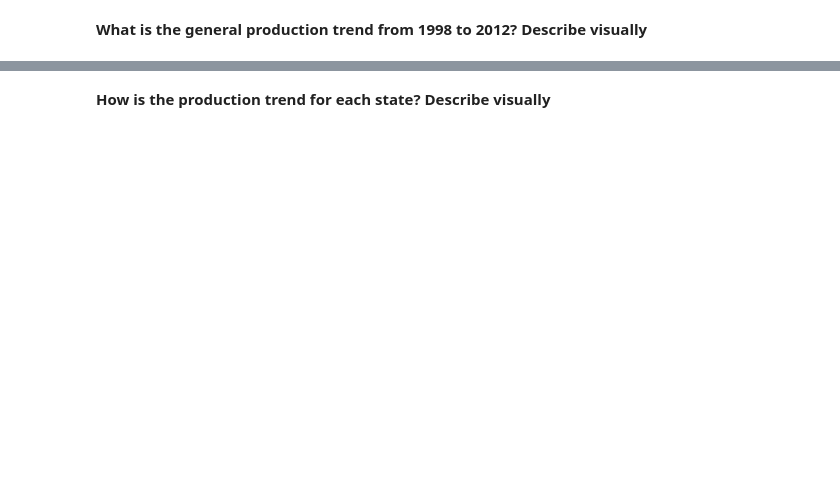
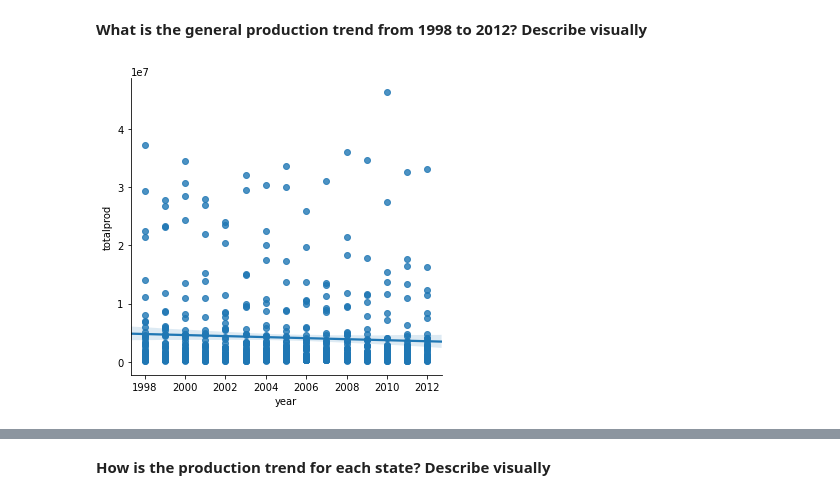
Before and after one commit to pcopley/uta-aiml, a Jupyter notebook: 01 Fundamentals of AIML/02 Visualizations and Regex/Case Study - Honey Production.ipynb, the cells around one changed output, grey strips where cells are left out. Cells and saved outputs as stored; diff of their text form; code cells hidden in the pictures; blank space fills up the shorter version.

```diff
--- a/01 Fundamentals of AIML/02 Visualizations and Regex/Case Study - Honey Production.ipynb
+++ b/01 Fundamentals of AIML/02 Visualizations and Regex/Case Study - Honey Production.ipynb
@@ -119,2 +166,8 @@ data[['state','totalprod']].groupby('state').mean()
 # %% [markdown]
 **What is the general production trend from 1998 to 2012? Describe visually**
+# %%
+# This was what I added but point plot is better
+# todo: spend time on point plot usage
+sns.lmplot(x="year", y="totalprod", data=data, truncate=False);
+# %% [output]
+[figure, added]
```
Also changed, not shown: parts of 12 cells of this notebook.
